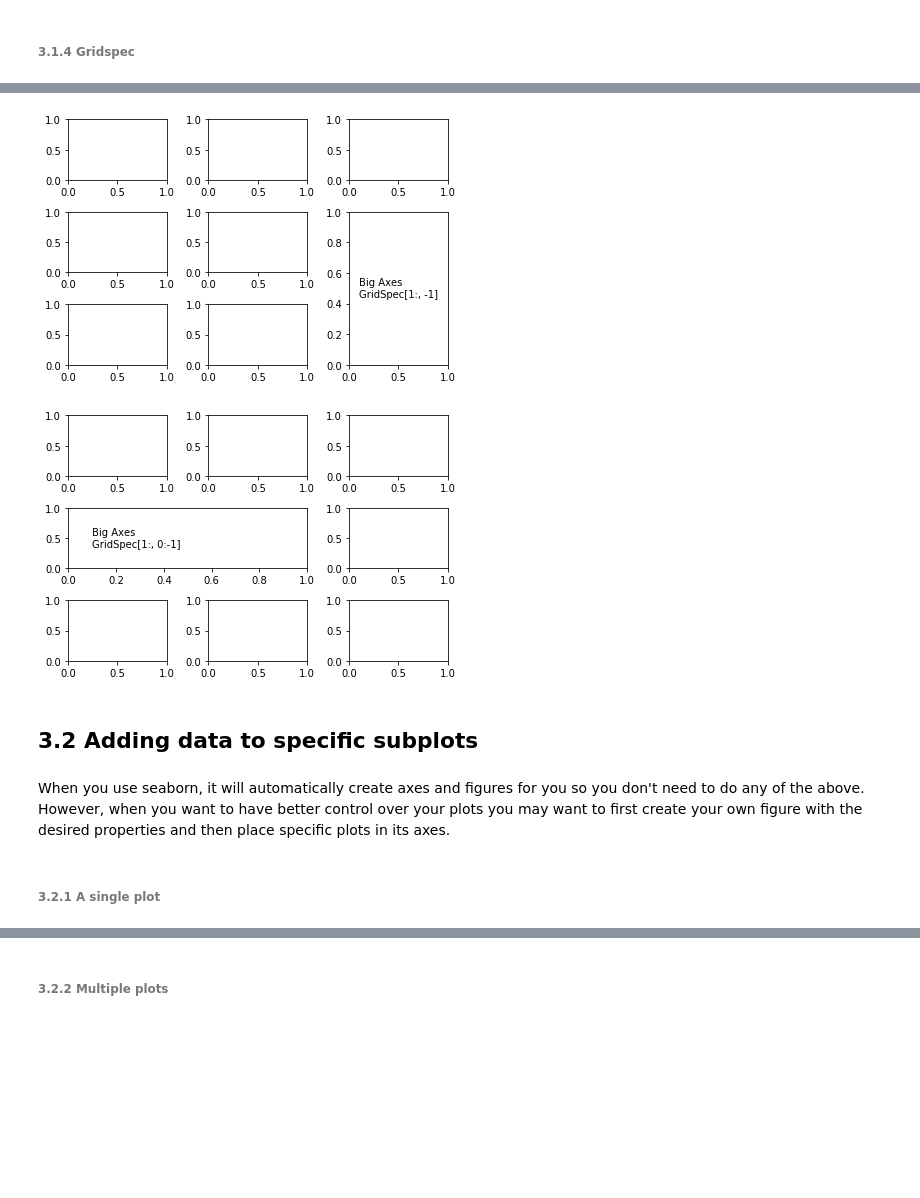
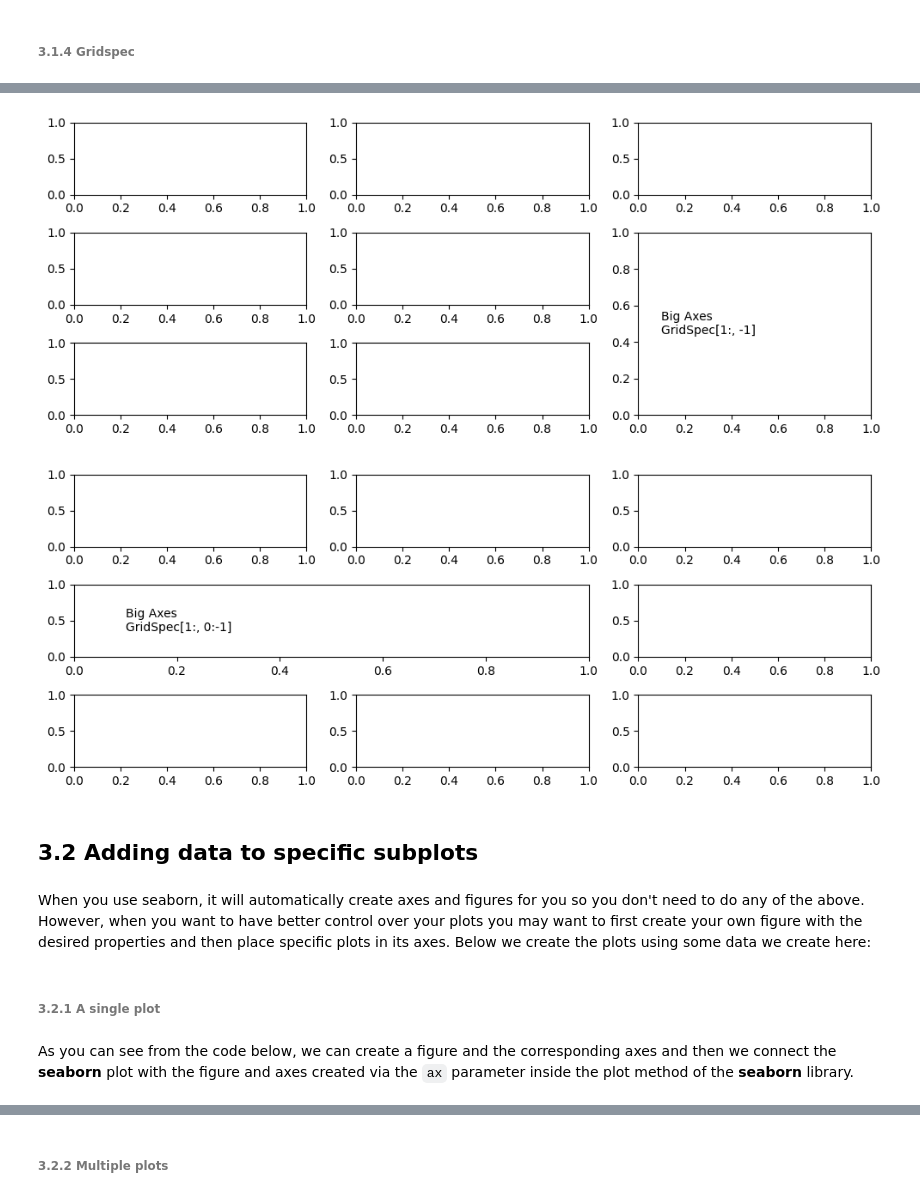
Before and after one commit to fsb-edu/DataVisualizationBook, a Jupyter notebook: DataVis_JB/chapters/matplotlib_manipulations.ipynb, the cells around one changed output, grey strips where cells are left out. Cells and saved outputs as stored; diff of their text form; code cells hidden in the pictures; blank space fills up the shorter version.

Commit message:
requested changes in maptplt done

```diff
--- a/DataVis_JB/chapters/matplotlib_manipulations.ipynb
+++ b/DataVis_JB/chapters/matplotlib_manipulations.ipynb
@@ -34,7 +32,2 @@ fig, ax = plt.subplots(nrows=1, ncols=1)
 # %% [markdown]
 ###### 3.1.2 Many Subplots - Horizontal Layout
-# %%
-# we can adjust size of the figure by passing the figsize parameter
-# which is a tuple of (width, height)
-
-fig, ax = plt.subplots(nrows=1, ncols=3, figsize=(12, 4))
@@ -45,6 +44,3 @@ fig, ax = plt.subplots(nrows=1, ncols=3, figsize=(12, 4))
 # %%
-# instead of specifying exact width and height, we can also request
-# a specific aspect ratio
-
-fig, ax = plt.subplots(nrows=2, ncols=2, figsize=plt.figaspect(0.4))
+fig, axes = plt.subplots(nrows=2, ncols=2, figsize=plt.figaspect(0.4))
 # %% [output]
@@ -56,37 +52,41 @@ Sometimes we need to have a grid of plots where some subplots should span multip
 # %%
-# vertical alignment of gridspace
-fig, axs = plt.subplots(ncols=3, nrows=3)
-gs = axs[1, 2].get_gridspec() # here the gridspec is object is created
-# remove the underlying axes where the big axis will be placed
-for ax in axs[1:, -1]:
+# Vertical alignment
+fig, axes = plt.subplots(ncols=3, nrows=3, figsize=(10, 4))
+
+#gridspec object starting at row 1 column 2
+gs = axes[1, 2].get_gridspec()
+
+for ax in axes[1:, -1]:
     ax.remove()
-axbig = fig.add_subplot(gs[1:, -1]) # here we add the big subplot
-axbig.annotate('Big Axes \nGridSpec[1:, -1]', (0.1, 0.5),
+big_ax = fig.add_subplot(gs[1:, -1])
+big_ax.annotate('Big Axes \nGridSpec[1:, -1]', (0.1, 0.5),
                xycoords='axes fraction', va='center')
 
 fig.tight_layout()
 
 plt.show()
 # %% [output]
-[figure, old version]
+[figure, new version]
 # %%
-# horizontal alignment of gridspace
-fig, axs = plt.subplots(ncols=3, nrows=3)
-gs = axs[1, 2].get_gridspec() # here the gridspec is object is created
-# remove the underlying axes where the big axis will be placed
-for ax in axs[1, 0:-1]:
+# Horizontal alignment
+fig, axes = plt.subplots(ncols=3, nrows=3, figsize=(10,4))
+
+#gridspec object starting at row 1 column 2
+gs = axes[1, 2].get_gridspec()
+
+for ax in axes[1, 0:-1]:
     ax.remove()
-axbig = fig.add_subplot(gs[1, 0:-1]) # here we add the big subplot
-axbig.annotate('Big Axes \nGridSpec[1:, 0:-1]', (0.1, 0.5),
+ax_big = fig.add_subplot(gs[1, 0:-1])
+ax_big.annotate('Big Axes \nGridSpec[1:, 0:-1]', (0.1, 0.5),
                xycoords='axes fraction', va='center')
 
 fig.tight_layout()
 
 plt.show()
 # %% [output]
-[figure, old version]
+[figure, new version]
 # %% [markdown]
 ## 3.2 Adding data to specific subplots
 # %% [markdown]
-When you use seaborn, it will automatically create axes and figures for you so you don't need to do any of the above. However, when you want to have better control over your plots you may want to first create your own figure with the desired properties and then place specific plots in its axes.
+When you use seaborn, it will automatically create axes and figures for you so you don't need to do any of the above. However, when you want to have better control over your plots you may want to first create your own figure with the desired properties and then place specific plots in its axes. Below we create the plots using some data we create here:
 # %%
@@ -99,4 +98,6 @@ df = pd.DataFrame({
 })
 # %% [markdown]
 ###### 3.2.1 A single plot
+# %% [markdown]
+As you can see from the code below, we can create a figure and the corresponding axes and then we connect the **seaborn** plot with the figure and axes created via the `ax` parameter inside the plot method of the **seaborn** library.
 # %%
```
Also changed, not shown: parts of 20 cells of this notebook, 1 other file.
